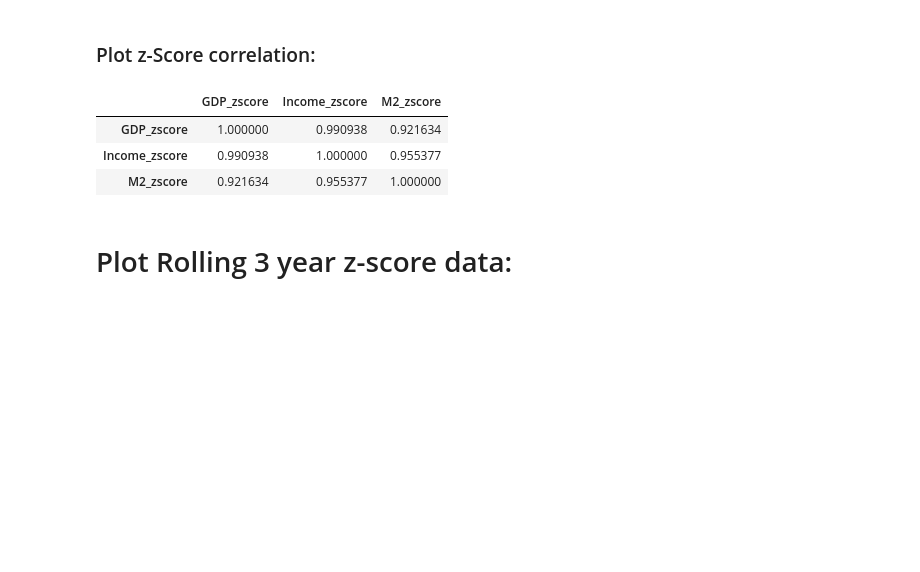
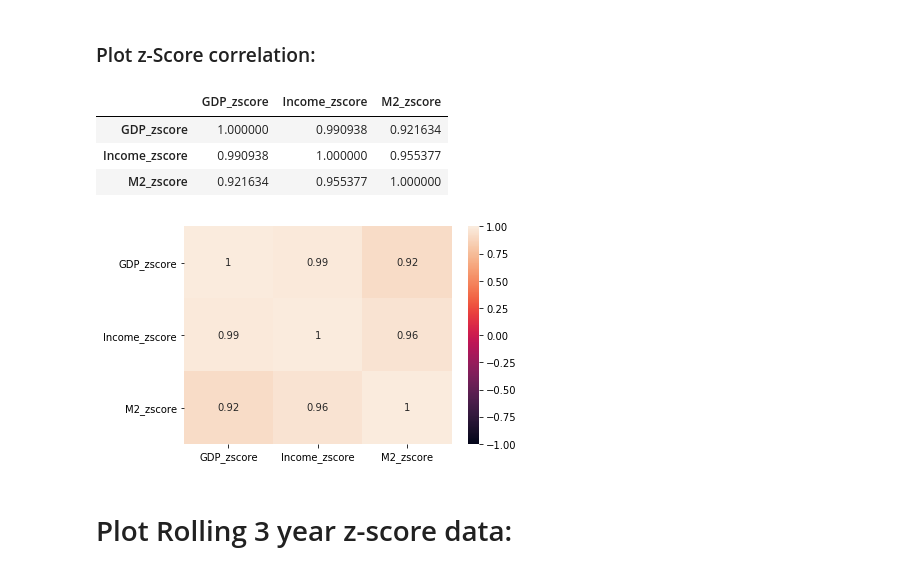
Before and after one commit to schm1263/Fintech_Project_1, a Jupyter notebook: Eriks_Clean_Copy.ipynb, the cells around one changed output. Cells and saved outputs as stored; diff of their text form; code cells hidden in the pictures; blank space fills up the shorter version.

```diff
--- a/Eriks_Clean_Copy.ipynb
+++ b/Eriks_Clean_Copy.ipynb
@@ -294,6 +298,14 @@ zScore_df_data
 | GDP_zscore | 1.000000 | 0.990938 | 0.921634 |
 | Income_zscore | 0.990938 | 1.000000 | 0.955377 |
 | M2_zscore | 0.921634 | 0.955377 | 1.000000 |
+# %%
+plt.clf()
+z_Score_40yrCorr_chart = sns.heatmap(zScore_df_data, annot=True, vmin=-1, vmax=1)
+z_Score_40yrCorr_chart.set_yticklabels(z_Score_40yrCorr_chart.get_yticklabels())
+# z_Score_Corr_chart
+plt.savefig('Resources/el-Correlation_of_M2_GDP_Income_40yr')
+# %% [output]
+[figure, added]
 # %% [markdown]
 # Plot Rolling 3 year z-score data:
 # %%
```
Also changed, not shown: parts of 6 cells of this notebook, 7 other files.
